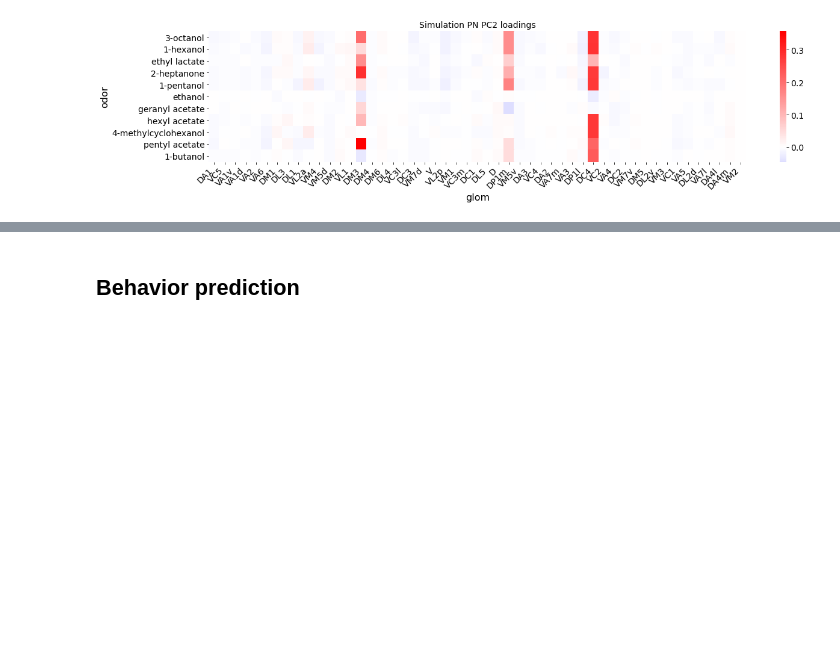
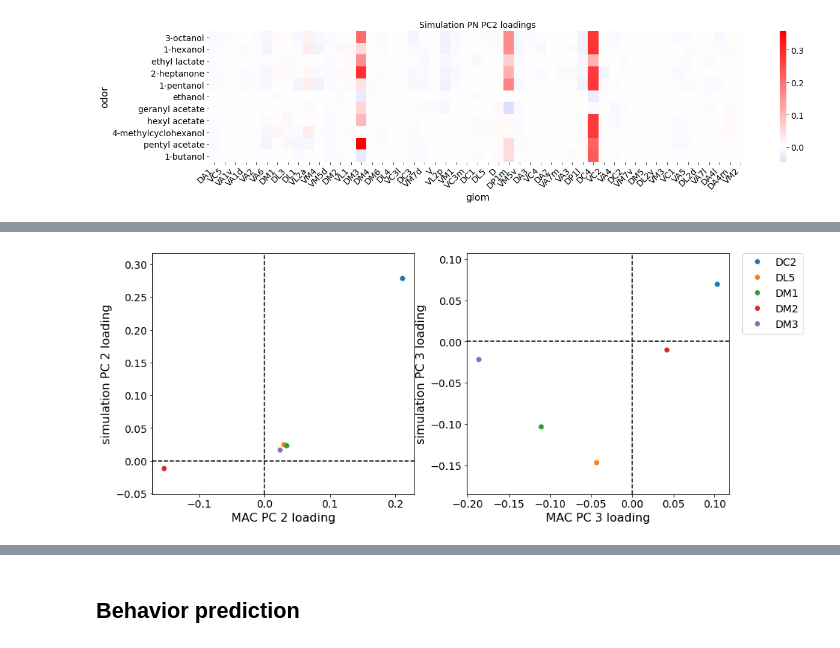
Before and after one commit to dlavrent/ALVariability, a Jupyter notebook: analysis/analyze_vars_resampling_behavior_prediction_and_PCA.ipynb, the cells around one changed output, grey strips where cells are left out. Saved outputs shown, nothing was run; the diff lists cells and outputs as text; code cells hidden in the pictures; blank space fills up the shorter version.

```diff
--- a/analysis/analyze_vars_resampling_behavior_prediction_and_PCA.ipynb
+++ b/analysis/analyze_vars_resampling_behavior_prediction_and_PCA.ipynb
@@ -504,0 +546,20 @@ plt.show()
+# %%
+g_cols = [glom_colors[g] for g in pca_loadings_df_MAC.reset_index().groupby('glom').mean().reset_index()['glom']]
+fig, axs = plt.subplots(1, 2, figsize=(14,6))
+axs[0].scatter(pca_loadings_df_MAC.reset_index().groupby('glom').mean().iloc[:, 1], -pca_loadings_df_sim_macgloms.reset_index().groupby('glom').mean().iloc[:, 1],
+            c=g_cols)
+axs[1].scatter(pca_loadings_df_MAC.reset_index().groupby('glom').mean().iloc[:, 2], -pca_loadings_df_sim_macgloms.reset_index().groupby('glom').mean().iloc[:, 2],
+            c=g_cols)
+for ax in axs:
+    ax.axis('equal')
+    ax.axvline(0, c='k', ls='--'); ax.axhline(0, c='k', ls='--')
+
+leg_elems = [Line2D([0], [0], marker='o', color='w', markersize=8, markerfacecolor=glom_colors[g], label=g) for g in gNames]
+axs[1].legend(handles=leg_elems, loc='upper left', bbox_to_anchor=(1.05, 1), borderaxespad=0)
+
+for i in range(2):
+    axs[i].set_xlabel(f'MAC PC {i+2} loading')
+    axs[i].set_ylabel(f'simulation PC {i+2} loading')
+plt.show()
+# %% [output]
+[figure, added]
```
Also changed, not shown: parts of 11 cells of this notebook.
